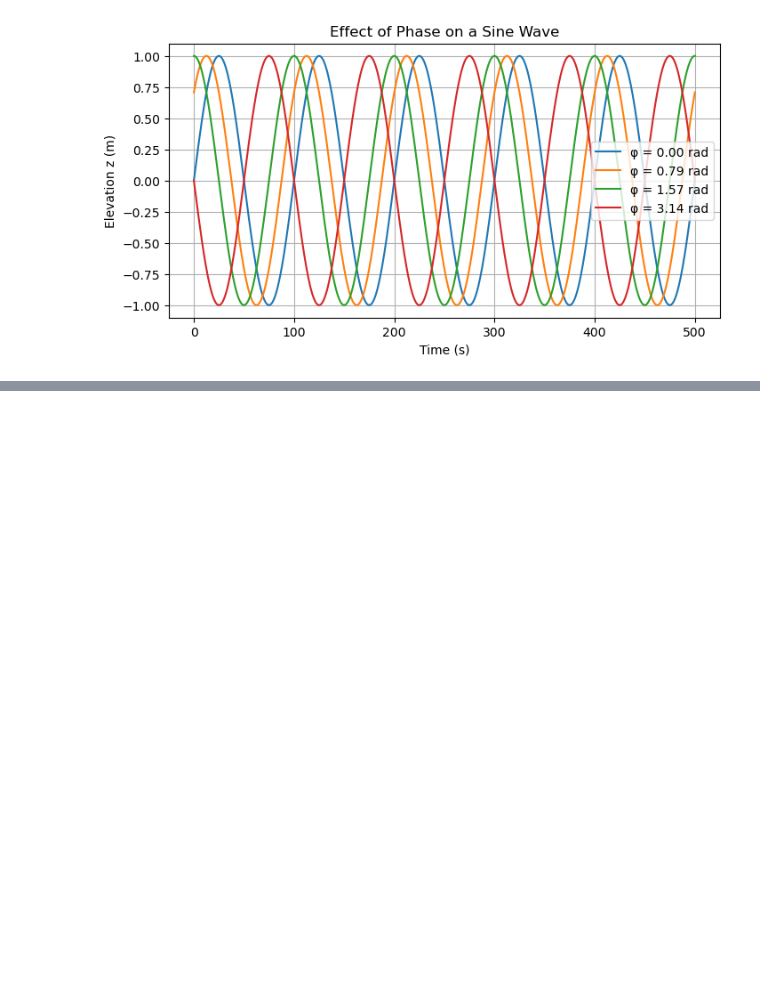
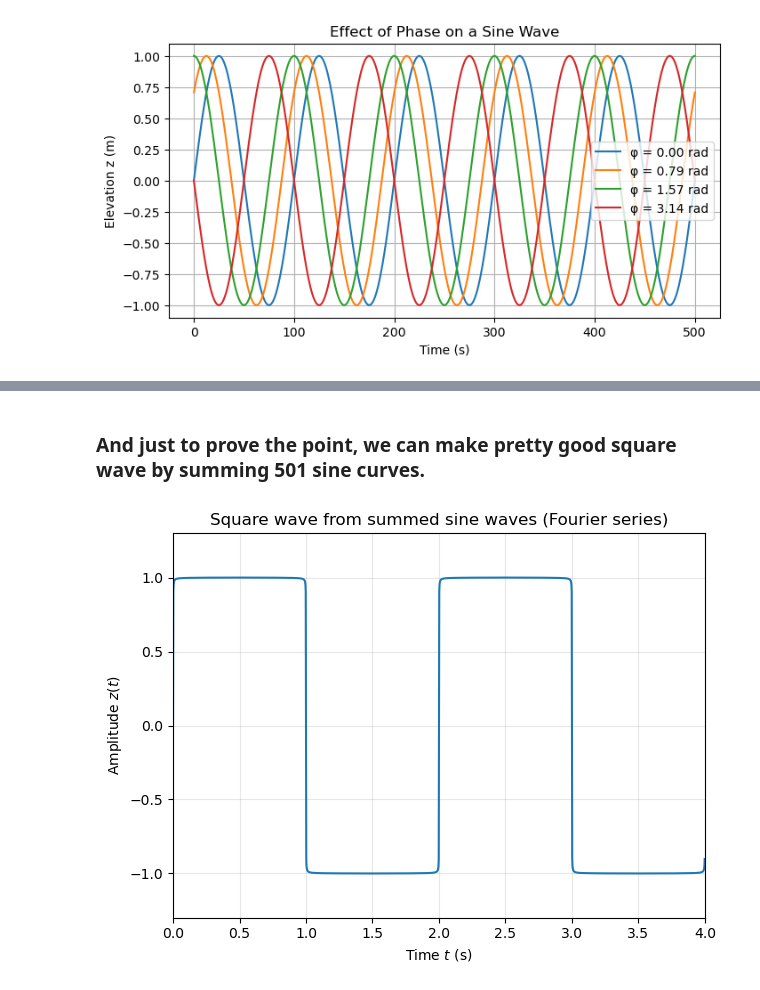
Before and after one commit to csherwood-usgs/FA_science, a Jupyter notebook: sine_curves_part2.ipynb, the cells around one changed output, grey strips where cells are left out. Saved outputs shown, nothing was run; the diff lists cells and outputs as text; code cells hidden in the pictures; blank space fills up the shorter version.

```diff
--- a/sine_curves_part2.ipynb
+++ b/sine_curves_part2.ipynb
@@ -106,0 +231,30 @@ np.float64(8.0)
+# %% [markdown]
+### And just to prove the point, we can make pretty good square wave by summing 501 sine curves.
+# %%
+# Parameters
+T = 2.0                      # period [s]
+omega = 2 * np.pi / T        # angular frequency [rad/s]
+a = 1.0                      # square-wave half-amplitude (outputs ±A)
+t = np.linspace(0, 2*T, 2000, endpoint=False)  # two periods
+
+zsum = np.zeros_like(t)      # start with zeros (same shape as t)
+
+# Choose how many curves by changing Nodd
+Nodd = 501
+
+for n in np.arange(1, 2*Nodd, 2):  # odd integers: 1,3,5,...
+    term = (4*a/np.pi) * (1/n) * np.sin(n * omega * t)
+    zsum += term  # add this harmonic to the running sum
+
+# Plot
+plt.plot(t, zsum)
+plt.xlim(0, 2*T)
+plt.ylim(-1.3*a, 1.3*a)
+plt.xlabel('Time $t$ (s)')
+plt.ylabel('Amplitude $z(t)$')
+plt.title('Square wave from summed sine waves (Fourier series)')
+plt.grid(True, alpha=0.3)
+plt.tight_layout()
+plt.show()
+# %% [output]
+[figure, added]
```
Also changed, not shown: parts of 14 cells of this notebook.
